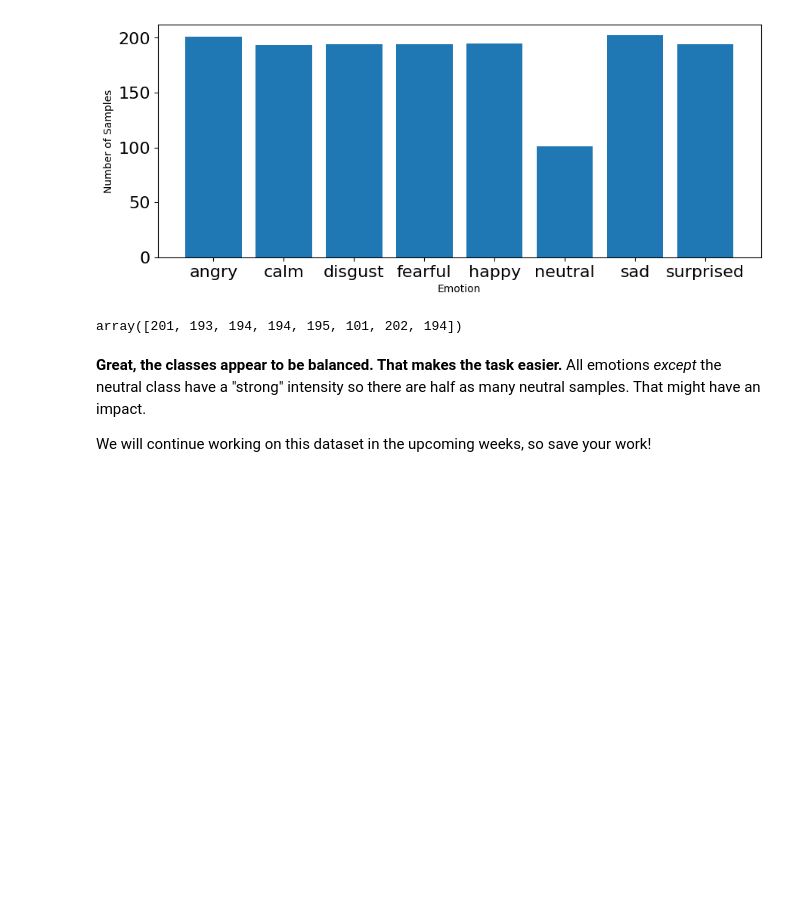
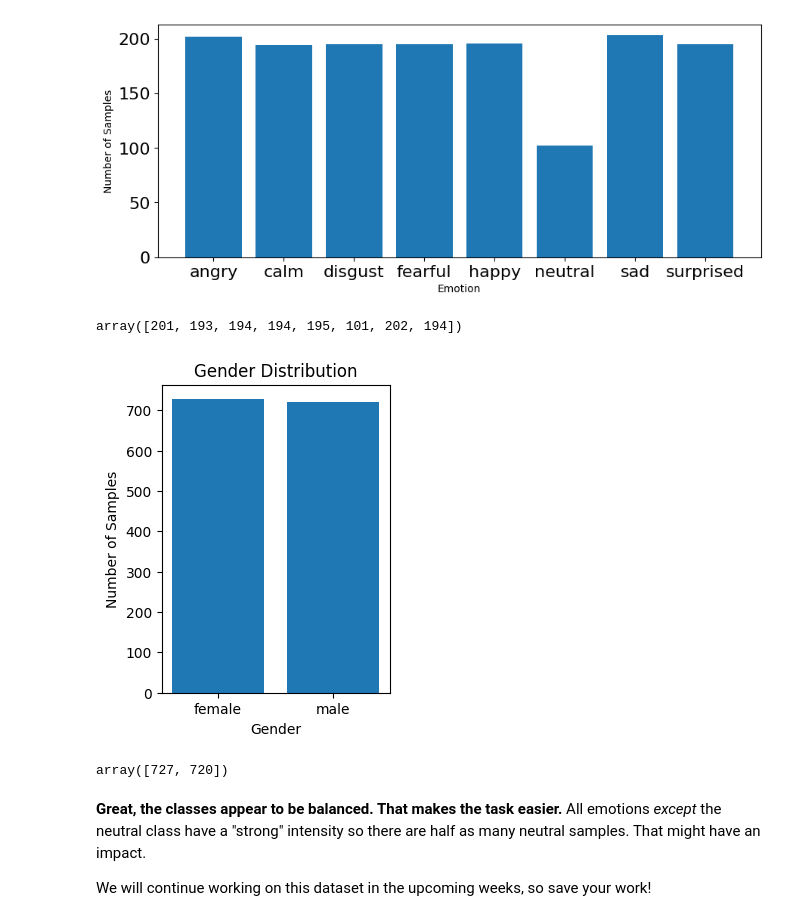
Before and after one commit to Lememski/Week2_DataPreprocessing, a Jupyter notebook: Week 2.ipynb, the cells around one changed output. Cells and saved outputs as stored; diff of their text form; code cells hidden in the pictures; blank space fills up the shorter version.

Commit message:
Updated for gender graph

```diff
--- a/Week 2.ipynb
+++ b/Week 2.ipynb
@@ -580,0 +637,3 @@ features, emotions = load_data()
+# %%
+#code for gender
+features, gender = load_data()
@@ -604,6 +687,32 @@ plt.show()
 count
 # %% [output]
 array([201, 193, 194, 194, 195, 101, 202, 194])
+# %%
+# plot gender
+plt.figure(figsize=(10,4)) #I just made the graph not so wide and did 10 inch vs the 35
+plt.subplot(1, 3, 1)
+
+# Get unique genders and their counts
+gender_list, count = np.unique(gender, return_counts=True)
+
+# Plot the bar graph
+
+# plt.bar calls for a bar graph,
+# gender_list: This variable contains the unique gender categories, such as ['male', 'female']. It defines what each bar will represent on the x-axis.
+# count: the counts of occurrences for each category in gender_list
+plt.bar(gender_list, count)
+
+plt.xlabel('Gender') # title of the x axis
+plt.tick_params(labelsize=10) #number of the datas numbers on the y axis
+plt.ylabel('Number of Samples') #title of the y axis
+plt.title('Gender Distribution') #title of the graph
+plt.show() #show the graph
+# %% [output]
+[figure, added]
+# %%
+count
+# %% [output]
+array([727, 720])
 # %% [markdown]
 **Great, the classes appear to be balanced. That makes the task easier.** All emotions _except_ the neutral class have a "strong" intensity so there are half as many neutral samples. That might have an impact.
 
```
Also changed, not shown: parts of 5 cells of this notebook.
